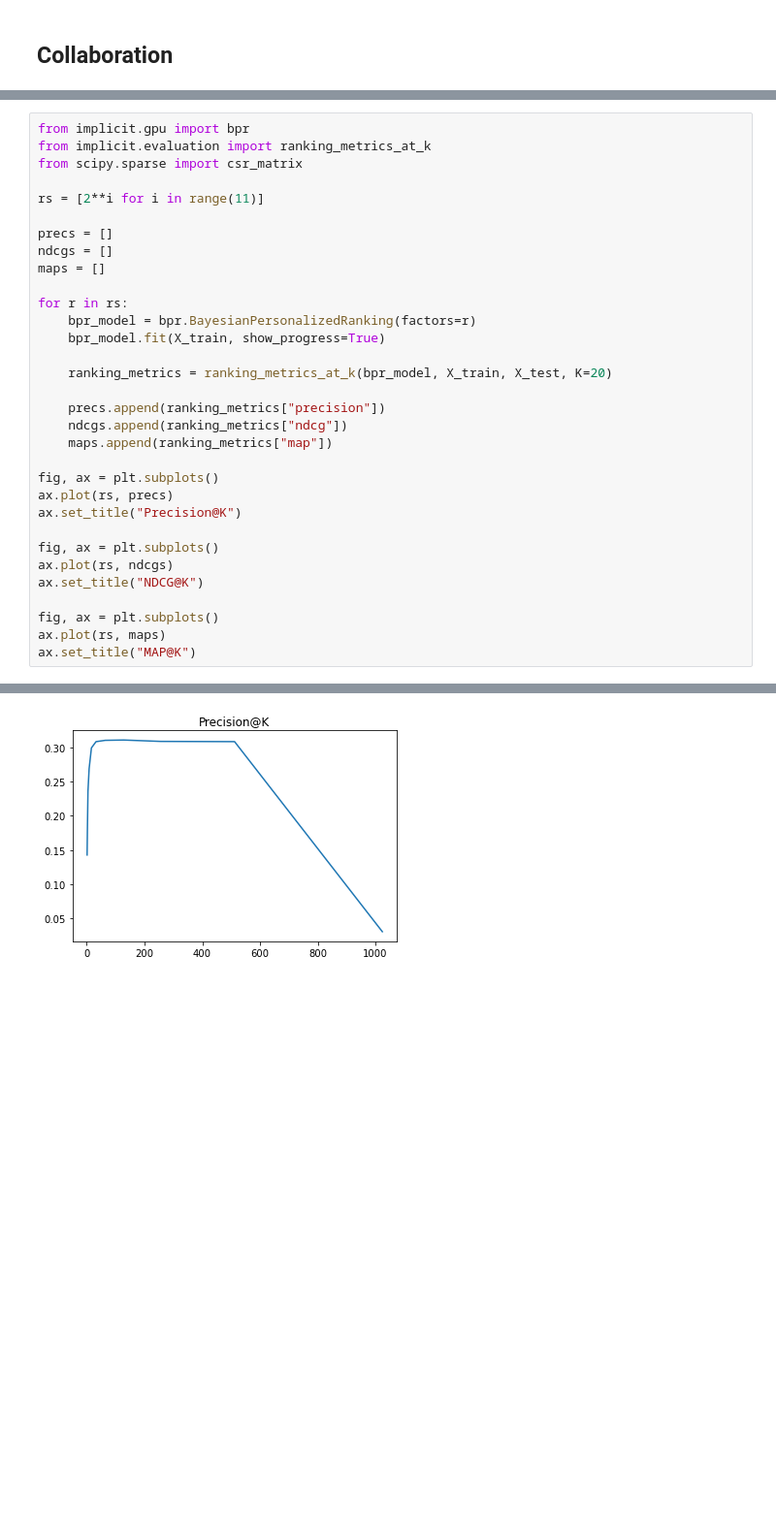
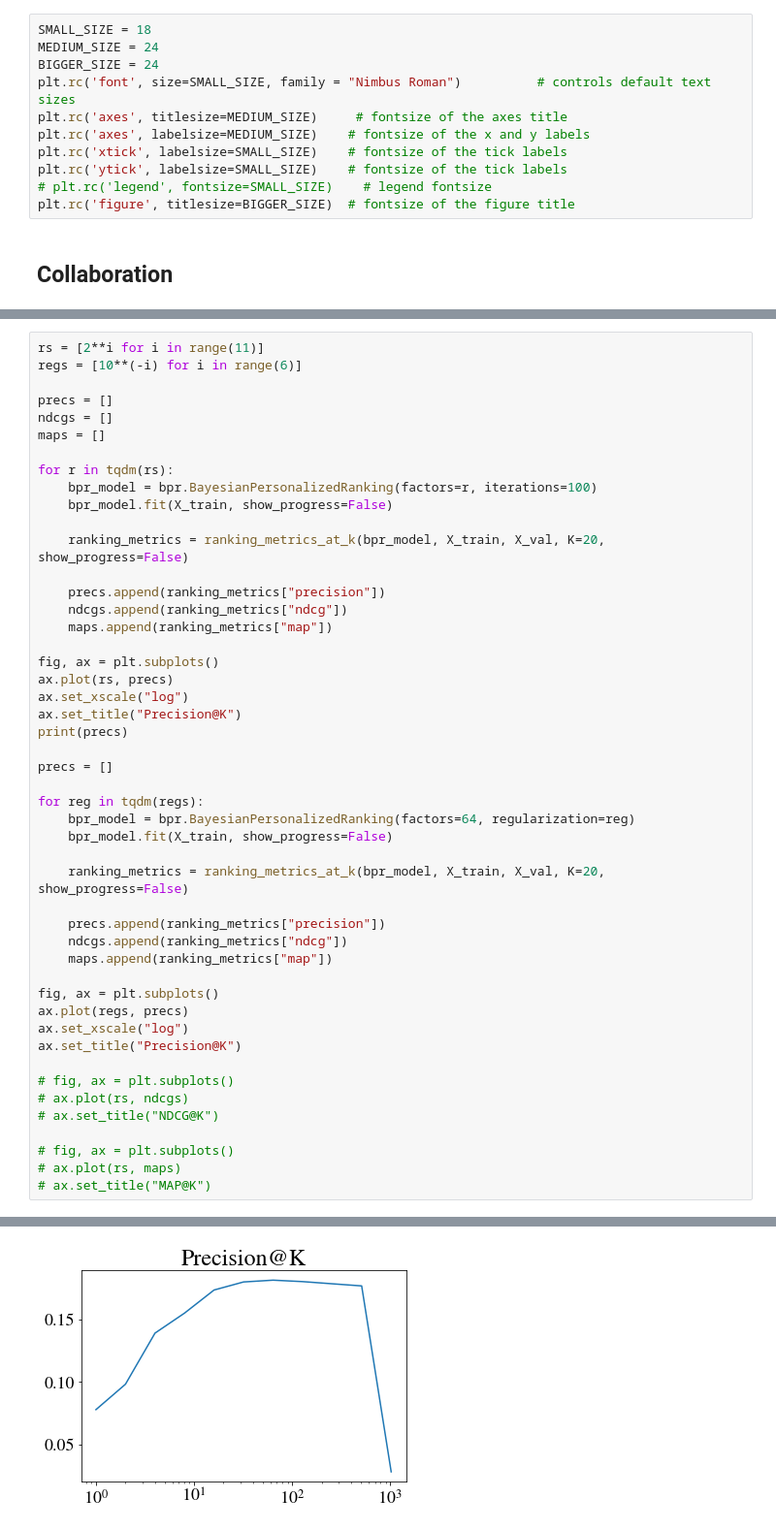
Before and after one commit to dliu18/moe-cf, a Jupyter notebook: notebooks/Matrix Factorization.ipynb, the cells around one changed output, grey strips where cells are left out. Shown at 97% size. Saved outputs shown, nothing was run; the diff lists cells and outputs as text; blank space fills up the shorter version.

```diff
--- a/notebooks/Matrix Factorization.ipynb
+++ b/notebooks/Matrix Factorization.ipynb
@@ -15,3 +18,14 @@ from loaders import movielens
+# %%
+SMALL_SIZE = 18
+MEDIUM_SIZE = 24
+BIGGER_SIZE = 24
+plt.rc('font', size=SMALL_SIZE, family = "Nimbus Roman")          # controls default text sizes
+plt.rc('axes', titlesize=MEDIUM_SIZE)     # fontsize of the axes title
+plt.rc('axes', labelsize=MEDIUM_SIZE)    # fontsize of the x and y labels
+plt.rc('xtick', labelsize=SMALL_SIZE)    # fontsize of the tick labels
+plt.rc('ytick', labelsize=SMALL_SIZE)    # fontsize of the tick labels
+# plt.rc('legend', fontsize=SMALL_SIZE)    # legend fontsize
+plt.rc('figure', titlesize=BIGGER_SIZE)  # fontsize of the figure title
 # %% [markdown]
 ## Collaboration
 # %%
@@ -157,19 +216,16 @@ Shape after filtering:  (6040, 1426)
 # %%
-from implicit.gpu import bpr
-from implicit.evaluation import ranking_metrics_at_k
-from scipy.sparse import csr_matrix
-
 rs = [2**i for i in range(11)]
+regs = [10**(-i) for i in range(6)]
 
 precs = []
 ndcgs = []
 maps = []
 
-for r in rs:
-    bpr_model = bpr.BayesianPersonalizedRanking(factors=r)
-    bpr_model.fit(X_train, show_progress=True)
+for r in tqdm(rs):
+    bpr_model = bpr.BayesianPersonalizedRanking(factors=r, iterations=100)
+    bpr_model.fit(X_train, show_progress=False)
 
-    ranking_metrics = ranking_metrics_at_k(bpr_model, X_train, X_test, K=20)
+    ranking_metrics = ranking_metrics_at_k(bpr_model, X_train, X_val, K=20, show_progress=False)
 
     precs.append(ranking_metrics["precision"])
     ndcgs.append(ranking_metrics["ndcg"])
@@ -177,13 +233,32 @@ for r in rs:
 
 fig, ax = plt.subplots()
 ax.plot(rs, precs)
+ax.set_xscale("log")
+ax.set_title("Precision@K")
+print(precs)
+
+precs = []
+
+for reg in tqdm(regs):
+    bpr_model = bpr.BayesianPersonalizedRanking(factors=64, regularization=reg)
+    bpr_model.fit(X_train, show_progress=False)
+
+    ranking_metrics = ranking_metrics_at_k(bpr_model, X_train, X_val, K=20, show_progress=False)
+
+    precs.append(ranking_metrics["precision"])
+    ndcgs.append(ranking_metrics["ndcg"])
+    maps.append(ranking_metrics["map"])
+
+fig, ax = plt.subplots()
+ax.plot(regs, precs)
+ax.set_xscale("log")
 ax.set_title("Precision@K")
 
-fig, ax = plt.subplots()
-ax.plot(rs, ndcgs)
-ax.set_title("NDCG@K")
+# fig, ax = plt.subplots()
+# ax.plot(rs, ndcgs)
+# ax.set_title("NDCG@K")
 
-fig, ax = plt.subplots()
-ax.plot(rs, maps)
-ax.set_title("MAP@K")
+# fig, ax = plt.subplots()
+# ax.plot(rs, maps)
+# ax.set_title("MAP@K")
 # %% [output]
@@ -191 +267 @@ Text(0.5, 1.0, 'MAP@K')
-[figure, old version]
+[figure, new version]
```
Also changed, not shown: parts of 12 cells of this notebook, 4 other files.
